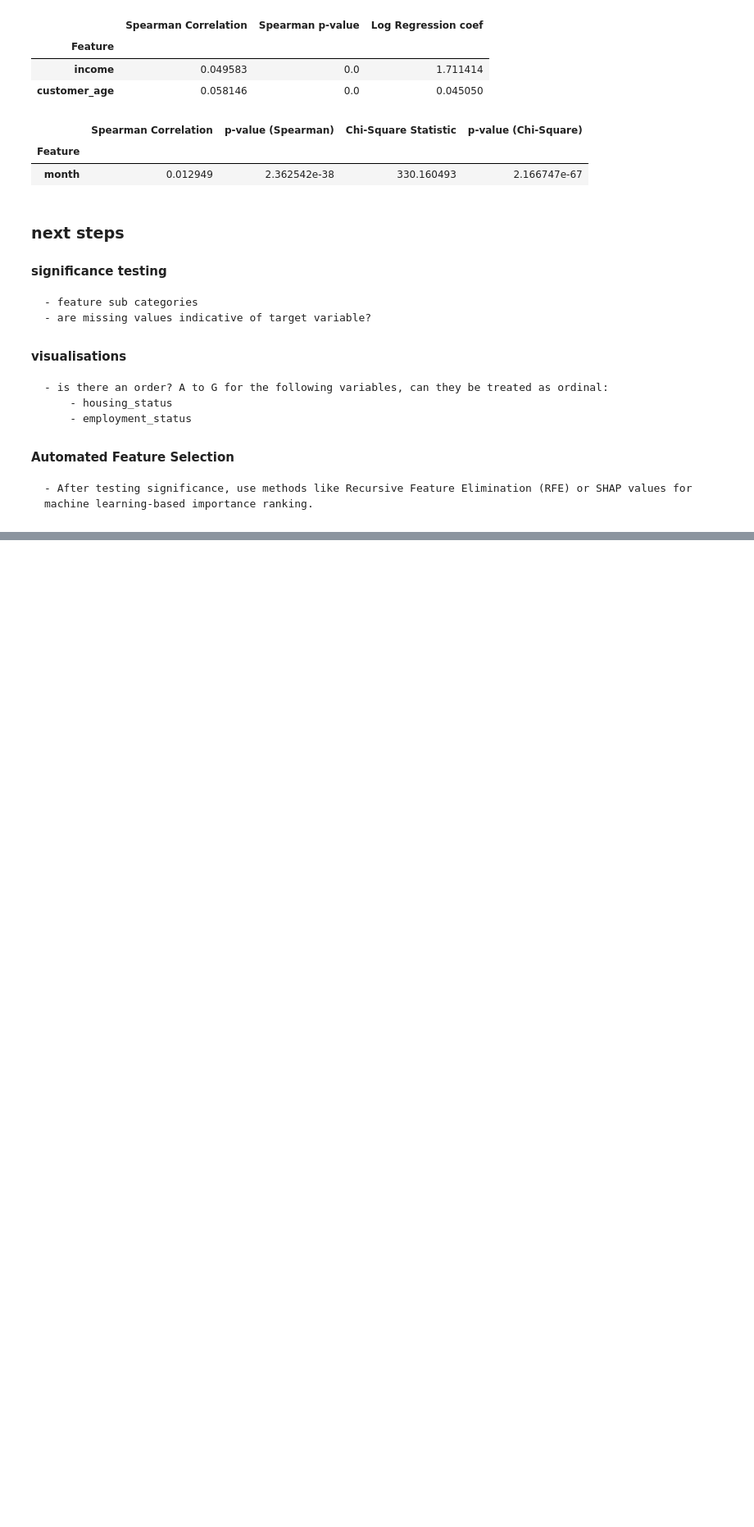
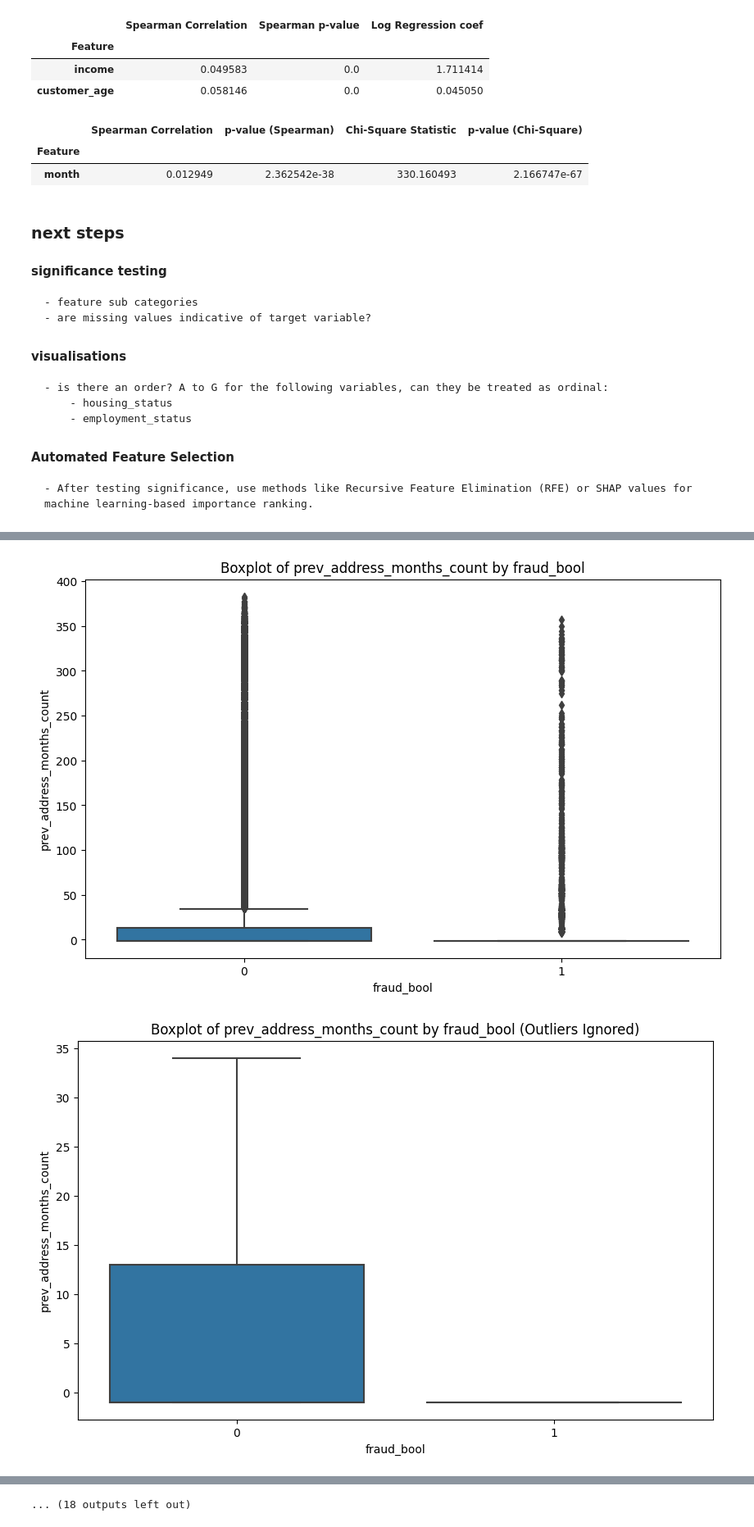
Before and after one commit to jonnywong288/bank-account-fraud, a Jupyter notebook: data_exploration.ipynb, the cells around one changed output, grey strips where cells are left out. Shown at 82% size. Cells and saved outputs as stored; diff of their text form; code cells hidden in the pictures; blank space fills up the shorter version.

```diff
--- a/data_exploration.ipynb
+++ b/data_exploration.ipynb
@@ -107,0 +168,5 @@ fs.temporal(data_types['temporal'])
+# %%
+fv.numerical_discrete(data_types['numerical_discrete'])
+# %% [output]
+[figure, added]
+[figure, added]
@@ -107,0 +183 @@ fs.temporal(data_types['temporal'])
+... (18 outputs left out)
```
Also changed, not shown: parts of 6 cells of this notebook.
